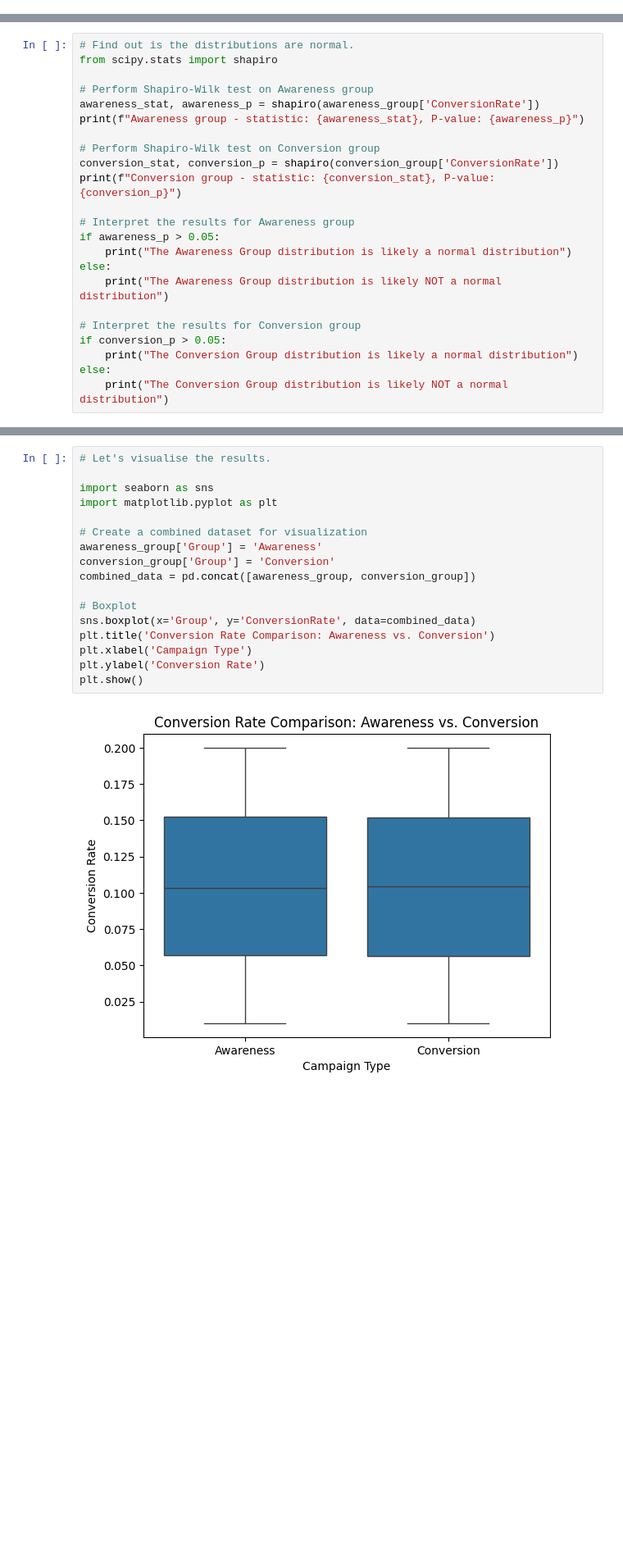
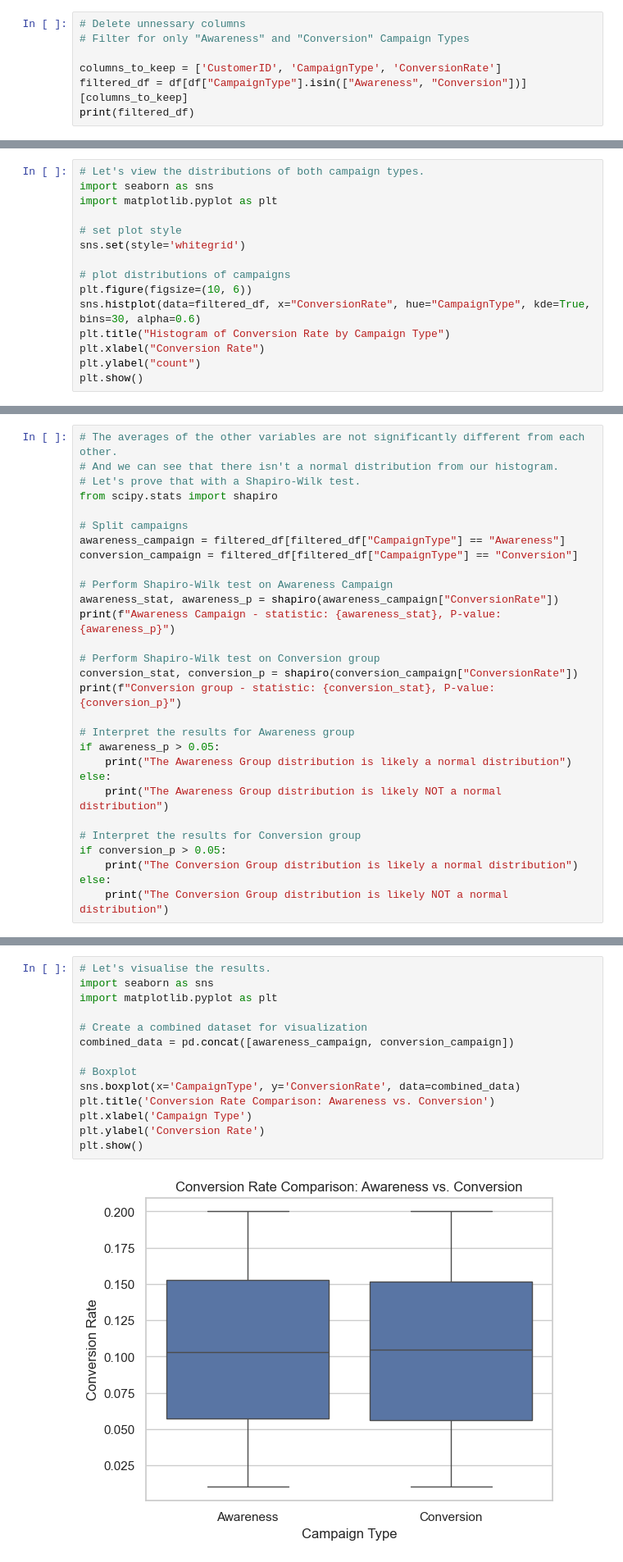
Before and after one commit to Luke-Palmer-Divers/Marketing-Campaign-Analysis-Customer-Segmentation, a Jupyter notebook: A:B Testing Marketing-1.ipynb, the cells around one changed output, grey strips where cells are left out. Shown: that part at 82% size. Saved outputs shown, nothing was run; the diff lists cells and outputs as text; blank space fills up the shorter version.

Commit message:
Updated Data Analysis

```diff
--- a/A:B Testing Marketing-1.ipynb
+++ b/A:B Testing Marketing-1.ipynb
@@ -86,0 +68,7 @@ Conversion Campaign Mean: 0.10485920903741773
+# %%
+# Delete unnessary columns
+# Filter for only "Awareness" and "Conversion" Campaign Types
+
+columns_to_keep = ['CustomerID', 'CampaignType', 'ConversionRate']
+filtered_df = df[df["CampaignType"].isin(["Awareness", "Conversion"])][columns_to_keep]
+print(filtered_df)
@@ -86,0 +100,15 @@ Conversion Campaign Mean: 0.10485920903741773
+# %%
+# Let's view the distributions of both campaign types.
+import seaborn as sns
+import matplotlib.pyplot as plt
+
+# set plot style
+sns.set(style='whitegrid')
+
+# plot distributions of campaigns
+plt.figure(figsize=(10, 6))
+sns.histplot(data=filtered_df, x="ConversionRate", hue="CampaignType", kde=True, bins=30, alpha=0.6)
+plt.title("Histogram of Conversion Rate by Campaign Type")
+plt.xlabel("Conversion Rate")
+plt.ylabel("count")
+plt.show()
@@ -87,13 +143,19 @@ Conversion Campaign Mean: 0.10485920903741773
 # %%
-# Find out is the distributions are normal.
+# The averages of the other variables are not significantly different from each other.
+# And we can see that there isn't a normal distribution from our histogram.
+# Let's prove that with a Shapiro-Wilk test.
 from scipy.stats import shapiro
 
-# Perform Shapiro-Wilk test on Awareness group
-awareness_stat, awareness_p = shapiro(awareness_group['ConversionRate'])
-print(f"Awareness group - statistic: {awareness_stat}, P-value: {awareness_p}")
+# Split campaigns
+awareness_campaign = filtered_df[filtered_df["CampaignType"] == "Awareness"]
+conversion_campaign = filtered_df[filtered_df["CampaignType"] == "Conversion"]
+
+# Perform Shapiro-Wilk test on Awareness Campaign
+awareness_stat, awareness_p = shapiro(awareness_campaign["ConversionRate"])
+print(f"Awareness Campaign - statistic: {awareness_stat}, P-value: {awareness_p}")
 
 # Perform Shapiro-Wilk test on Conversion group
-conversion_stat, conversion_p = shapiro(conversion_group['ConversionRate'])
+conversion_stat, conversion_p = shapiro(conversion_campaign["ConversionRate"])
 print(f"Conversion group - statistic: {conversion_stat}, P-value: {conversion_p}")
 
 # Interpret the results for Awareness group
@@ -156,20 +240,17 @@ P-value: 0.6122631776129032
 Fail to reject the null Hypothesis: The Conversion campaign does NOT have a significantly higher conversion rate than the Awareness Campaign
 # %%
 # Let's visualise the results.
-
 import seaborn as sns
 import matplotlib.pyplot as plt
 
 # Create a combined dataset for visualization
-awareness_group['Group'] = 'Awareness'
-conversion_group['Group'] = 'Conversion'
-combined_data = pd.concat([awareness_group, conversion_group])
+combined_data = pd.concat([awareness_campaign, conversion_campaign])
 
 # Boxplot
-sns.boxplot(x='Group', y='ConversionRate', data=combined_data)
+sns.boxplot(x='CampaignType', y='ConversionRate', data=combined_data)
 plt.title('Conversion Rate Comparison: Awareness vs. Conversion')
 plt.xlabel('Campaign Type')
 plt.ylabel('Conversion Rate')
 plt.show()
 # %% [output]
-[figure, old version]
+[figure, new version]
```
Also changed, not shown: parts of 18 cells of this notebook.
